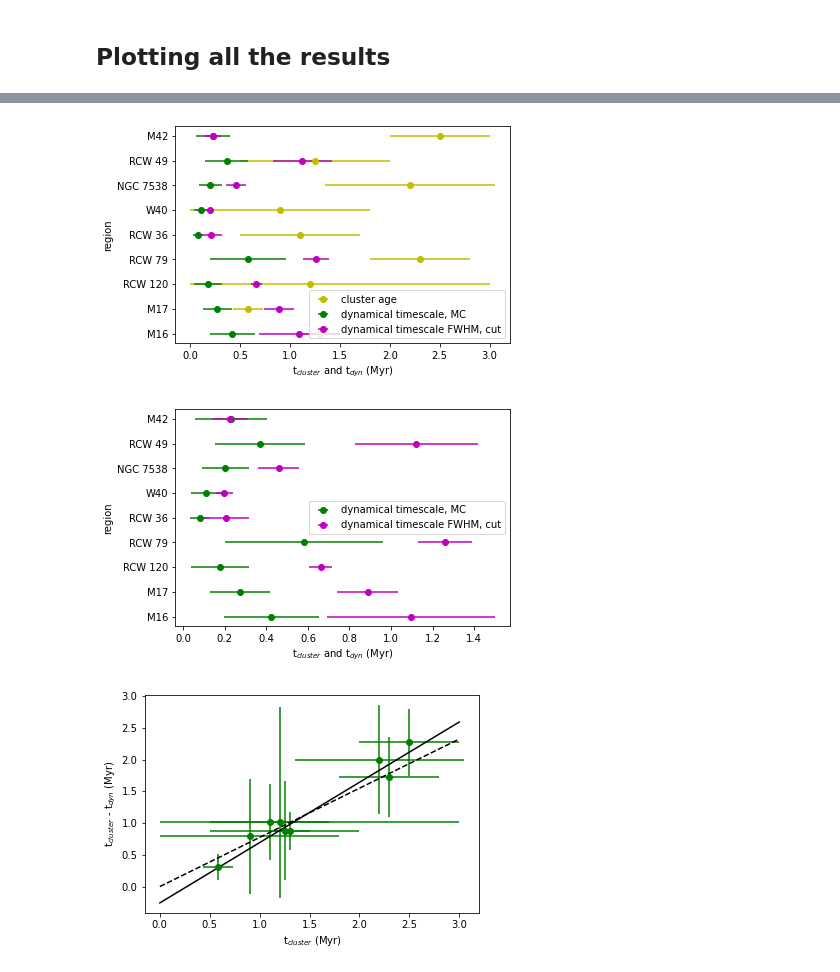
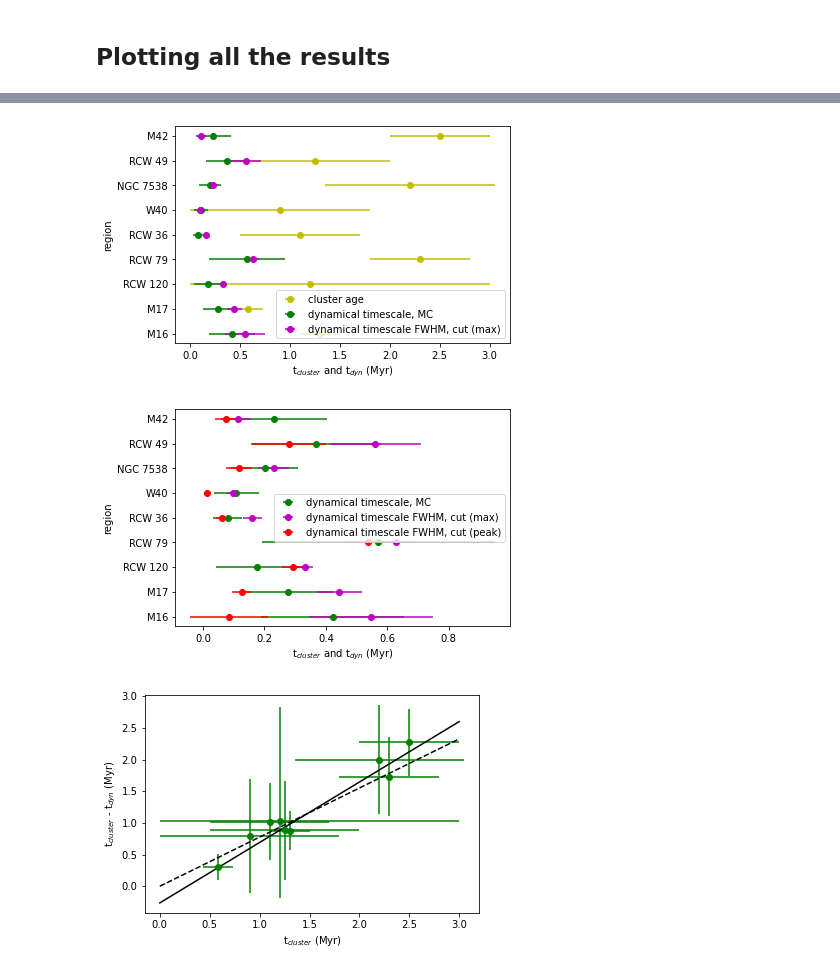
Before and after one commit to lmlb-astro/timescale-CII-, a Jupyter notebook: calculateSizeAndTimescaleOfTheRegion.ipynb, the cells around one changed output, grey strips where cells are left out. Cells and saved outputs as stored; diff of their text form; code cells hidden in the pictures.

```diff
--- a/calculateSizeAndTimescaleOfTheRegion.ipynb
+++ b/calculateSizeAndTimescaleOfTheRegion.ipynb
@@ -376,7 +411,7 @@ plt.show()
 # %%
 plt.errorbar(clusterAgeList,regionNames,xerr=[clusterAgeListMin,clusterAgeListMax], fmt='o',color='y',label='cluster age')
 plt.errorbar(dynAgeList_MC,regionNames,xerr=[dynAgeErrListMin_MC,dynAgeErrListMax_MC],fmt='o',color='g',label='dynamical timescale, MC')
-plt.errorbar(altDynAgeListFWHM,regionNames,xerr=[altDynAgeErrListFWHMMin,altDynAgeErrListFWHMMax],fmt='o',color='m',label='dynamical timescale FWHM, cut')
+plt.errorbar(maxDynAgeListFWHM,regionNames,xerr=[maxDynAgeErrListFWHMMin,maxDynAgeErrListFWHMMax],fmt='o',color='m',label='dynamical timescale FWHM, cut (max)')
 plt.ylabel('region')
 plt.xlabel('t$_{cluster}$ and t$_{dyn}$ (Myr)')
 
@@ -384,18 +419,19 @@ plt.legend()
 #plt.savefig('test_3.pdf',dpi=300)
 plt.show()
 # %% [output]
-[figure, old version]
+[figure, new version]
 # %%
 plt.errorbar(dynAgeList_MC,regionNames,xerr=[dynAgeErrListMin_MC,dynAgeErrListMax_MC],fmt='o',color='g',label='dynamical timescale, MC')
-plt.errorbar(altDynAgeListFWHM,regionNames,xerr=[altDynAgeErrListFWHMMin,altDynAgeErrListFWHMMax],fmt='o',color='m',label='dynamical timescale FWHM, cut')
+plt.errorbar(maxDynAgeListFWHM,regionNames,xerr=[maxDynAgeErrListFWHMMin,maxDynAgeErrListFWHMMax],fmt='o',color='m',label='dynamical timescale FWHM, cut (max)')
+plt.errorbar(peakDynAgeListFWHM,regionNames,xerr=[peakDynAgeErrListFWHMMin,peakDynAgeErrListFWHMMax],fmt='o',color='r',label='dynamical timescale FWHM, cut (peak)')
 plt.ylabel('region')
 plt.xlabel('t$_{cluster}$ and t$_{dyn}$ (Myr)')
 
 plt.legend()
 #plt.savefig('test_3.pdf',dpi=300)
 plt.show()
 # %% [output]
-[figure, old version]
+[figure, new version]
 # %%
 plt.errorbar(clusterAgeList,ageDiffList,xerr=[clusterAgeListMin,clusterAgeListMax], yerr=[ageDiffListMin,ageDiffListMax], fmt='o',color='g')
 plt.ylabel('t$_{cluster}$ - t$_{dyn}$ (Myr)')
```
Also changed, not shown: parts of 16 cells of this notebook, 1 other file.
